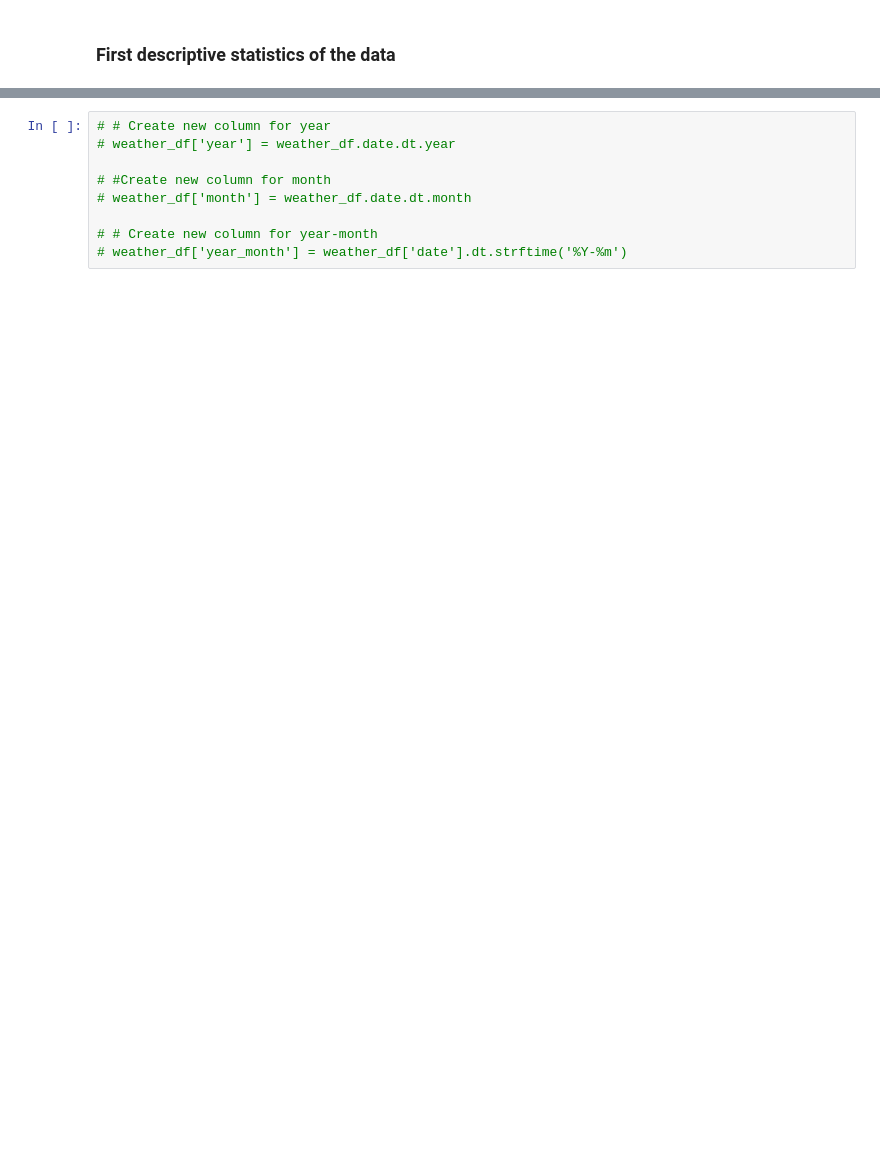
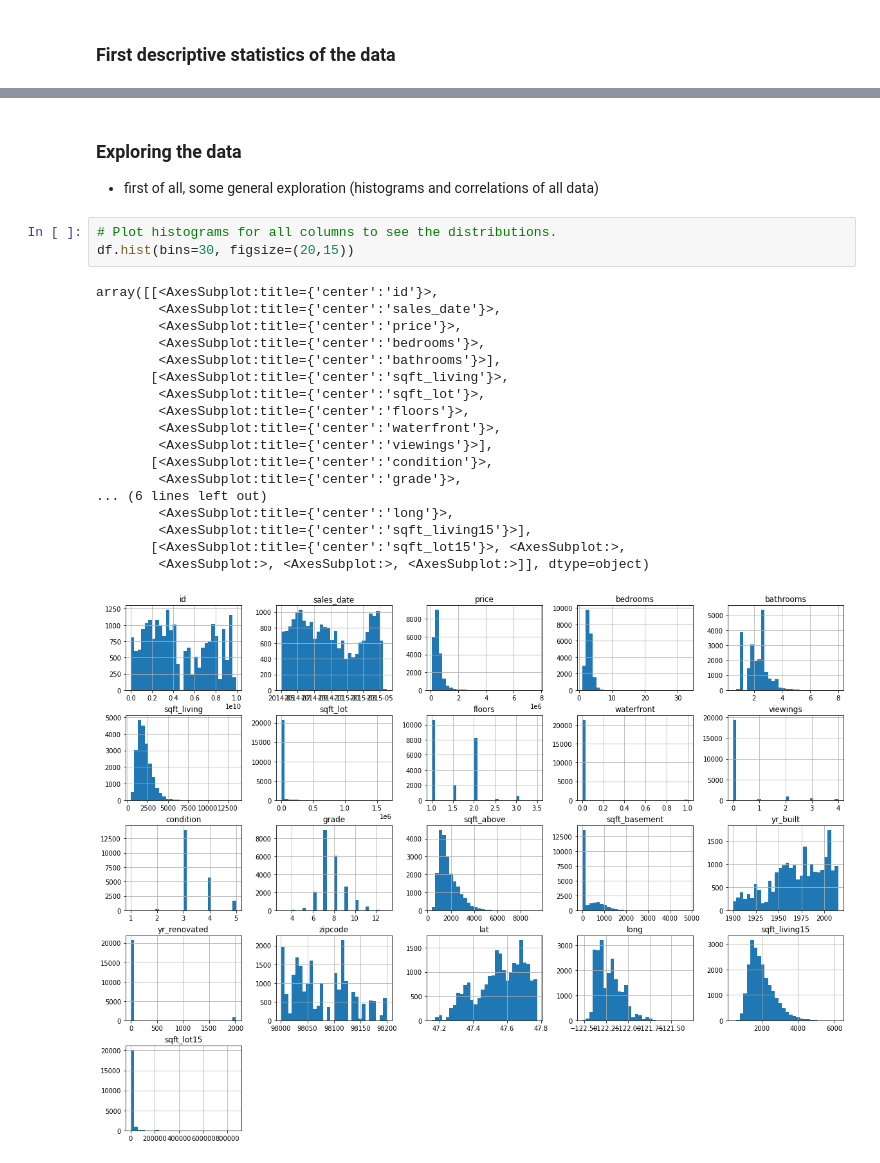
Before and after one commit to langer-net/first-eda-project, a Jupyter notebook: EDA.ipynb, the cells around one changed output, grey strips where cells are left out. Drawn from its saved outputs; the diff is of its cells as text; blank space fills up the shorter version.

Commit message:
Geomapping, first histoplots and correlations were added.

```diff
--- a/EDA.ipynb
+++ b/EDA.ipynb
@@ -150,9 +172,25 @@ df.describe()
-# %%
-# # Create new column for year
-# weather_df['year'] = weather_df.date.dt.year
-
-# #Create new column for month
-# weather_df['month'] = weather_df.date.dt.month
-
-# # Create new column for year-month
-# weather_df['year_month'] = weather_df['date'].dt.strftime('%Y-%m')
+# %% [markdown]
+### Exploring the data
+- first of all, some general exploration (histograms and correlations of all data)
+# %%
+# Plot histograms for all columns to see the distributions.
+df.hist(bins=30, figsize=(20,15))
+# %% [output]
+array([[<AxesSubplot:title={'center':'id'}>,
+        <AxesSubplot:title={'center':'sales_date'}>,
+        <AxesSubplot:title={'center':'price'}>,
+        <AxesSubplot:title={'center':'bedrooms'}>,
+        <AxesSubplot:title={'center':'bathrooms'}>],
+       [<AxesSubplot:title={'center':'sqft_living'}>,
+        <AxesSubplot:title={'center':'sqft_lot'}>,
+        <AxesSubplot:title={'center':'floors'}>,
+        <AxesSubplot:title={'center':'waterfront'}>,
+        <AxesSubplot:title={'center':'viewings'}>],
+       [<AxesSubplot:title={'center':'condition'}>,
+        <AxesSubplot:title={'center':'grade'}>,
+... (6 lines left out)
+        <AxesSubplot:title={'center':'long'}>,
+        <AxesSubplot:title={'center':'sqft_living15'}>],
+       [<AxesSubplot:title={'center':'sqft_lot15'}>, <AxesSubplot:>,
+        <AxesSubplot:>, <AxesSubplot:>, <AxesSubplot:>]], dtype=object)
+[figure, added]
```
Also changed, not shown: parts of 19 cells of this notebook, 3 other files.
